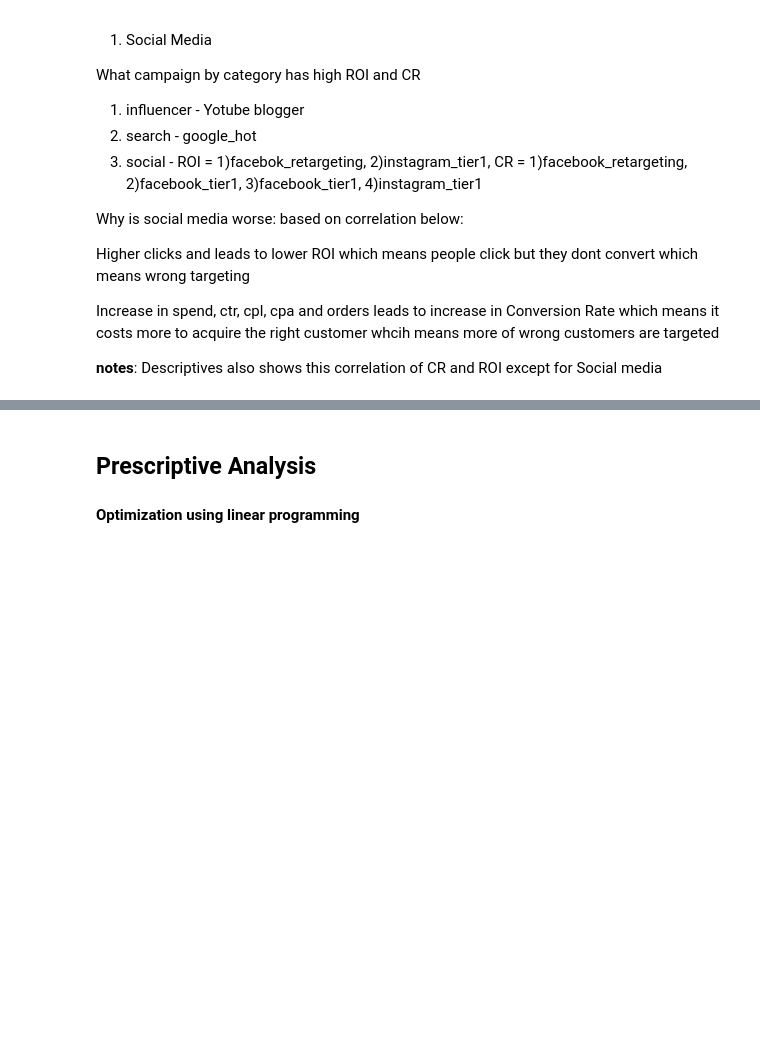
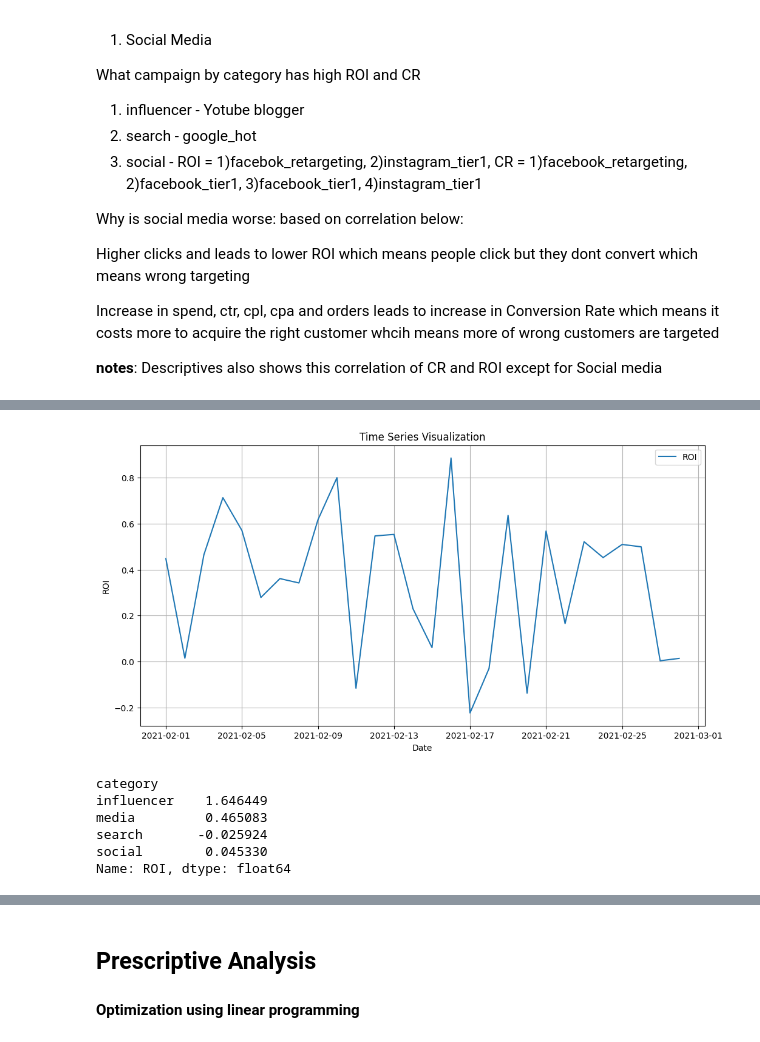
Before and after one commit to Karl-Wilson/Optimizing-Marketing-Strategies-Through-Data-Driven-Analysis-1, a Jupyter notebook: Data Analysis.ipynb, the cells around one changed output, grey strips where cells are left out. Cells and saved outputs as stored; diff of their text form; code cells hidden in the pictures; blank space fills up the shorter version.

```diff
--- a/Data Analysis.ipynb
+++ b/Data Analysis.ipynb
@@ -743,0 +1284,21 @@ Further analysis
+# %%
+plt.figure(figsize=(12,6))
+plt.plot(resampled.index, resampled["ROI"], label='ROI')
+plt.title('Time Series Visualization')
+plt.xlabel('Date')
+plt.ylabel('ROI')
+plt.legend()
+plt.grid(True)
+plt.show()
+# %% [output]
+[figure, added]
+# %%
+groupROI = modifiedDataSeries.loc["2021-02-17":].groupby("category")["ROI"].mean()
+groupROI
+# %% [output]
+category
+influencer    1.646449
+media         0.465083
+search       -0.025924
+social        0.045330
+Name: ROI, dtype: float64
```
Also changed, not shown: parts of 45 cells of this notebook.
